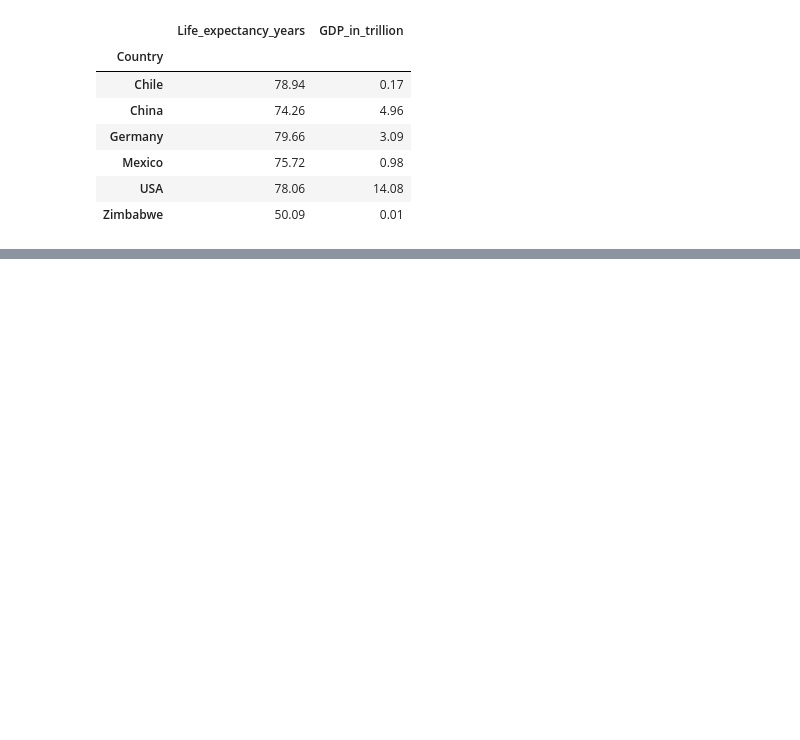
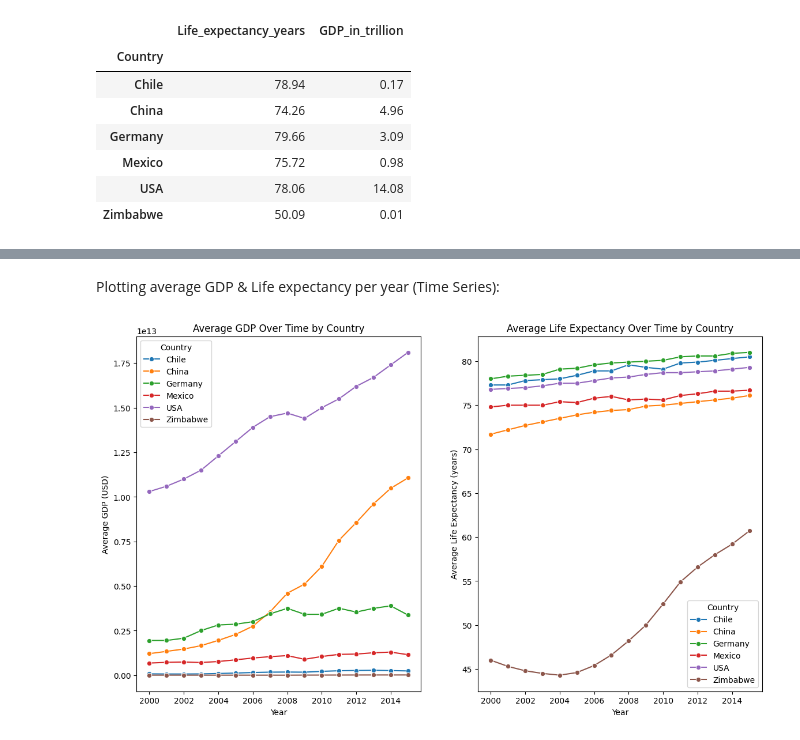
Before and after one commit to Franciaya/life_expectancy_gdp_project, a Jupyter notebook: life_expectancy_gdp.ipynb, the cells around one changed output, grey strips where cells are left out. Cells and saved outputs as stored; diff of their text form; code cells hidden in the pictures; blank space fills up the shorter version.

```diff
--- a/life_expectancy_gdp.ipynb
+++ b/life_expectancy_gdp.ipynb
@@ -126,0 +226,8 @@ Passing `palette` without assigning `hue` is deprecated and will be removed in v
+# %%
+df_pivot = life_data.pivot_table(
+    index='Country',
+    columns='Year',
+    values=['GDP', 'Life_expectancy_years'],
+    aggfunc='mean'
+)
+df_pivot.head()
@@ -126,0 +252,27 @@ Passing `palette` without assigning `hue` is deprecated and will be removed in v
+# %%
+df_pivot = df_pivot.stack(level=1).rename(
+    columns={'GDP': 'Avg_GDP', 'Life_expectancy_years': 'Avg_Life_expectancy'}
+).reset_index()
+
+df_pivot.head()
+# %% [markdown]
+Plotting average GDP & Life expectancy per year (Time Series):
+# %%
+plt.figure(figsize=(14,8))
+plt.subplot(1,2,1)
+sns.lineplot(data=df_pivot, x='Year', y='Avg_GDP', hue='Country', marker='o')
+plt.title('Average GDP Over Time by Country')
+plt.xscale
+plt.xlabel('Year')
+plt.ylabel('Average GDP (USD)')
+plt.legend(title='Country')
+
+plt.subplot(1,2,2)
+sns.lineplot(data=df_pivot, x='Year', y='Avg_Life_expectancy', hue='Country', marker='o')
+plt.title('Average Life Expectancy Over Time by Country')
+plt.xlabel('Year')
+plt.ylabel('Average Life Expectancy (years)')
+plt.legend(title='Country')
+plt.show()
+# %% [output]
+[figure, added]
```
Also changed, not shown: parts of 32 cells of this notebook.
